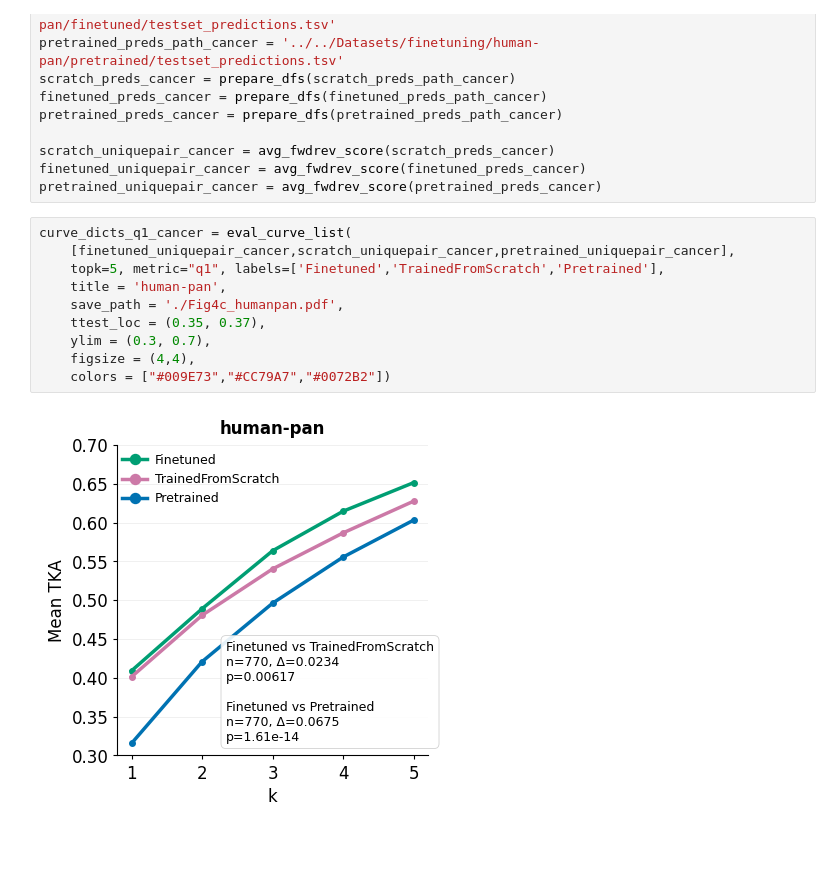
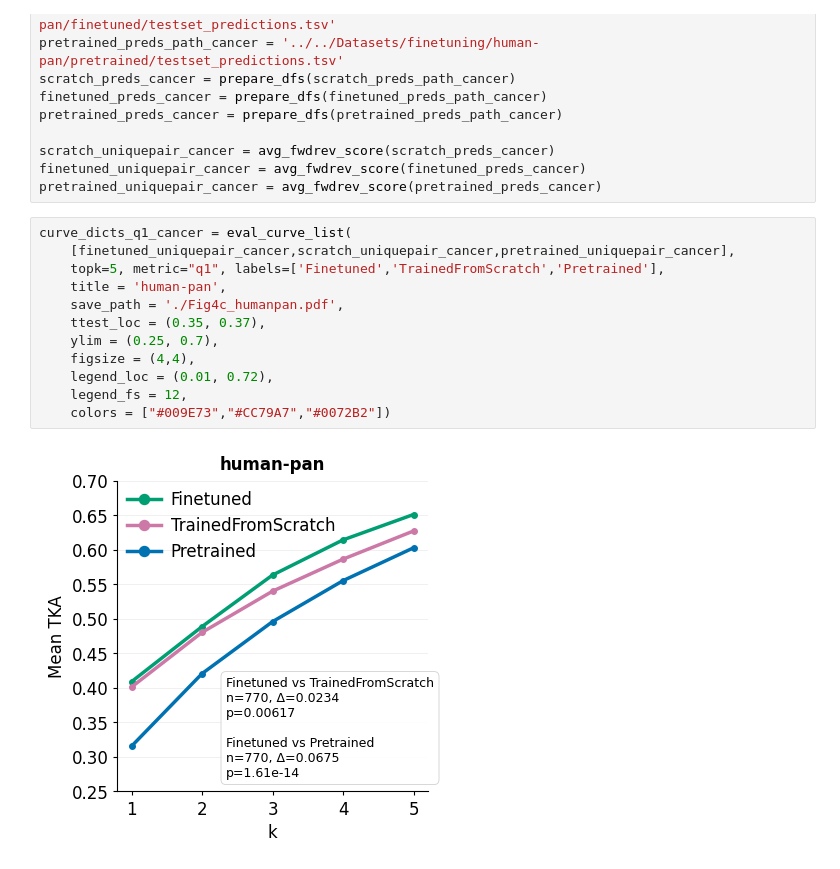
Before and after one commit to Noble-Lab/bromo-manuscript, a Jupyter notebook: ReproduceFigures/11-PlotFigure4/fig4_builder.ipynb, the cells around one changed output. Cells and saved outputs as stored; diff of their text form.

```diff
--- a/ReproduceFigures/11-PlotFigure4/fig4_builder.ipynb
+++ b/ReproduceFigures/11-PlotFigure4/fig4_builder.ipynb
@@ -118,12 +126,14 @@ pretrained_uniquepair_cancer = avg_fwdrev_score(pretrained_preds_cancer)
 # %%
 curve_dicts_q1_cancer = eval_curve_list(
     [finetuned_uniquepair_cancer,scratch_uniquepair_cancer,pretrained_uniquepair_cancer],
     topk=5, metric="q1", labels=['Finetuned','TrainedFromScratch','Pretrained'],
     title = 'human-pan',
     save_path = './Fig4c_humanpan.pdf',
     ttest_loc = (0.35, 0.37),
-    ylim = (0.3, 0.7),
+    ylim = (0.25, 0.7),
     figsize = (4,4),
+    legend_loc = (0.01, 0.72),
+    legend_fs = 12,
     colors = ["#009E73","#CC79A7","#0072B2"])
 # %% [output]
-[figure, old version]
+[figure, new version]
```
Also changed, not shown: parts of 4 cells of this notebook, 33 other files.
